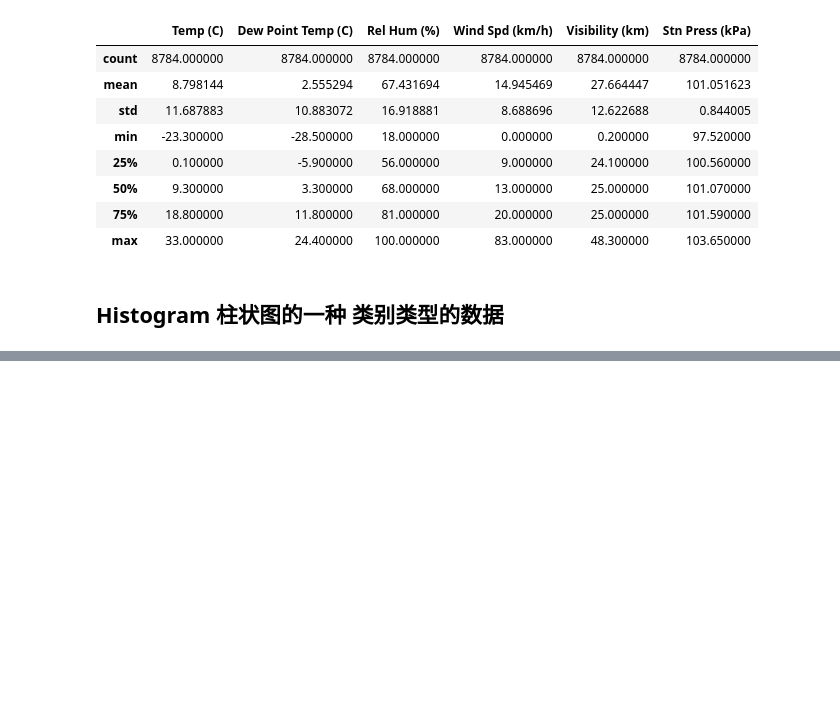
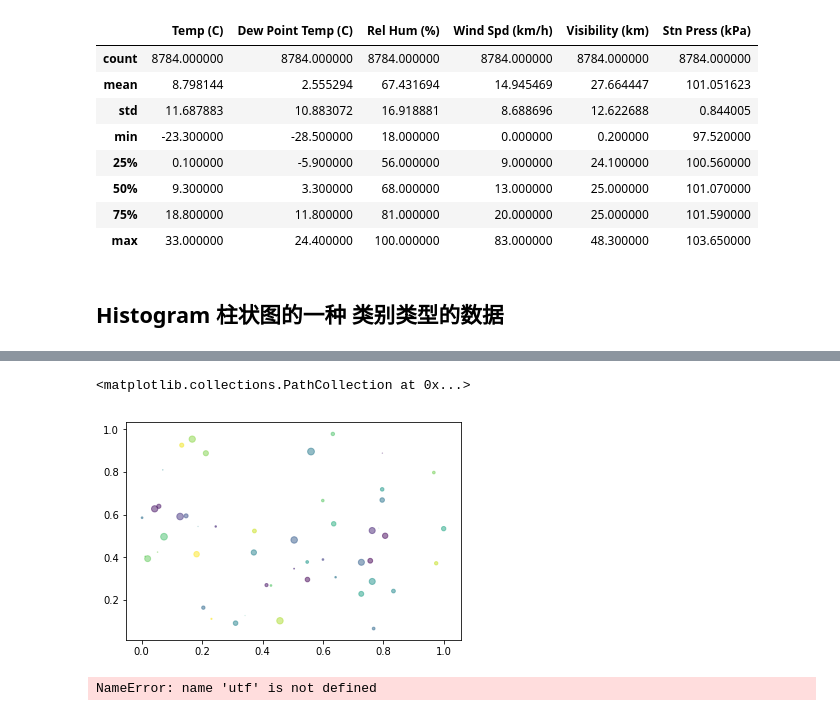
Before and after one commit to androidlz/deep-learning, a Jupyter notebook: numpy_pandas/matplotlib.ipynb, the cells around one changed output, grey strips where cells are left out. Saved outputs shown, nothing was run; the diff lists cells and outputs as text; code cells hidden in the pictures; blank space fills up the shorter version.

Commit message:
matplotlib

```diff
--- a/numpy_pandas/matplotlib.ipynb
+++ b/numpy_pandas/matplotlib.ipynb
@@ -106,0 +156,15 @@ plt.show()
+# %%
+N = 50
+x=np.random.rand(N)  #0-1
+y=np.random.rand(N)
+colors = np.random.rand(N)
+area = np.pi*(15*np.random.rand(N)**2)     #0-15
+# %%
+plt.scatter(x,y,s=area,c=colors,alpha=0.5)
+# %% [output]
+<matplotlib.collections.PathCollection at 0x...>
+[figure, added]
+# %%
+coding:utf-8
+# %% [output]
+NameError: name 'utf' is not defined
```
Also changed, not shown: parts of 20 cells of this notebook.
